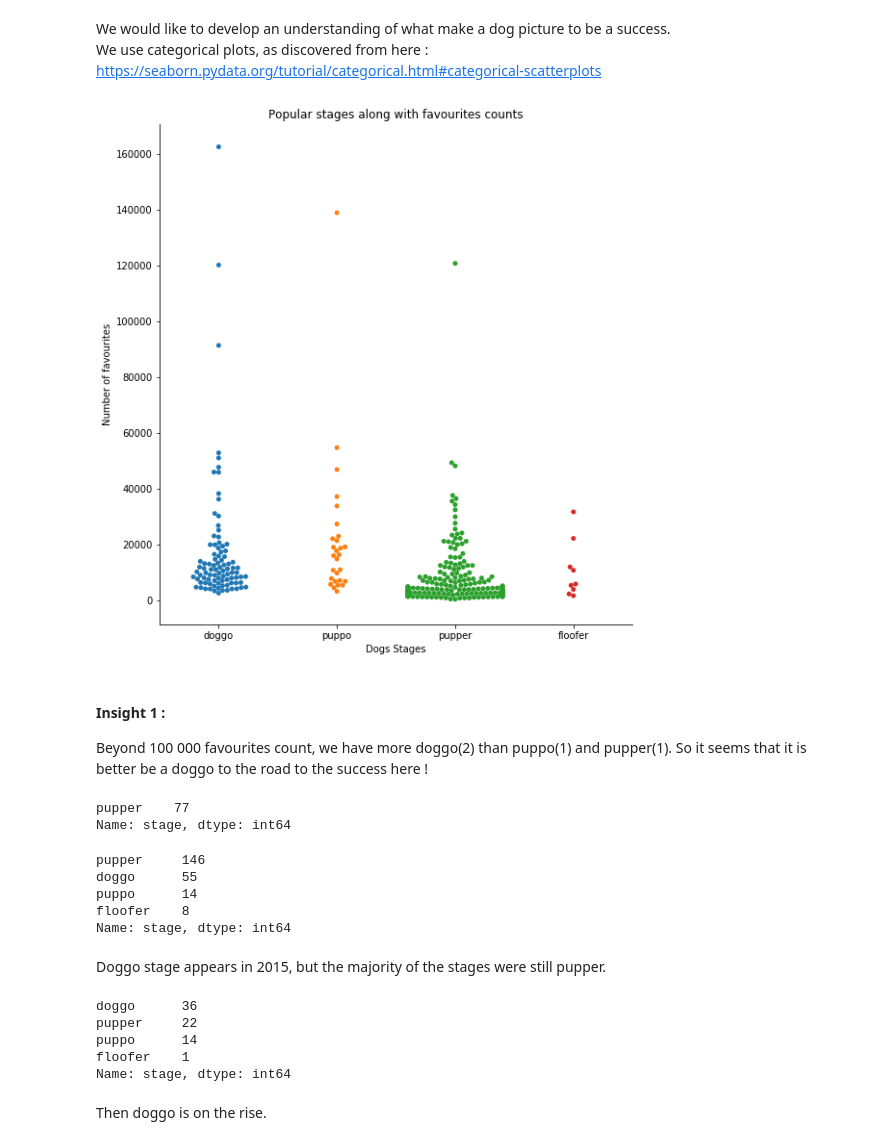
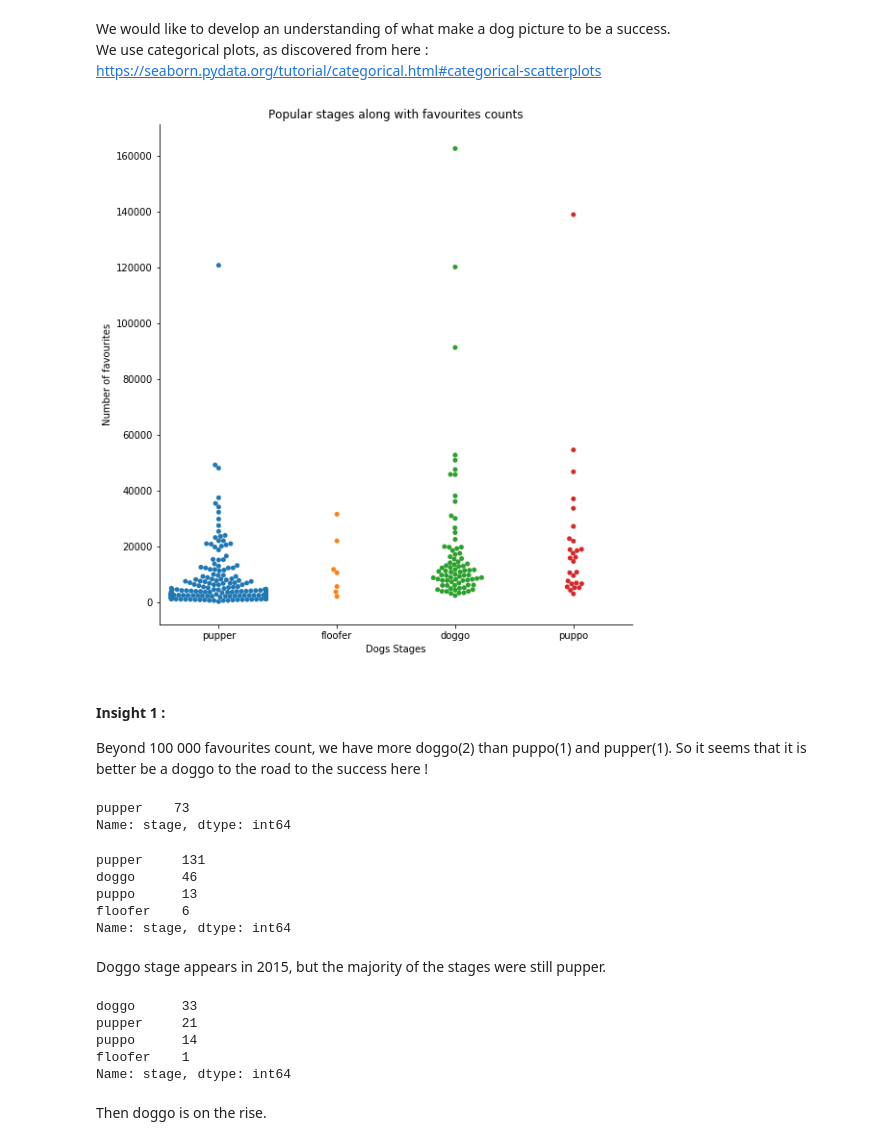
Before and after one commit to jlcossi/wrangle_and_analyze_data, a Jupyter notebook: wrangle_act.ipynb, the cells around one changed output. Cells and saved outputs as stored; diff of their text form; code cells hidden in the pictures.

```diff
--- a/wrangle_act.ipynb
+++ b/wrangle_act.ipynb
@@ -1205,38 +1205,38 @@ We use categorical plots, as discovered from here : https://seaborn.pydata.org/t
 # %%
 # Plot favourite_count per stage, in swarn
 
 # visibility
-myplot = sns.catplot(x="stage", y="favorite_count", kind="swarm", data=df_tweets, height=8)
+myplot = sns.catplot(x="stage", y="favorite_count", kind="swarm", data=df_master, height=8)
 # Set the titles
 myplot.set(title='Popular stages along with favourites counts', xlabel='Dogs Stages', ylabel='Number of favourites');
 # %% [output]
-[figure, old version]
+[figure, new version]
 # %% [markdown]
 #### Insight 1 :
 Beyond 100 000 favourites count, we have more doggo(2) than puppo(1) and pupper(1). So it seems that it is better be a doggo to the road to the success here !
 # %%
 # Most stages in 2015
-df_tweets.query('timestamp > "2015-01-01 00:00:00" and timestamp <= "2016-01-01 00:00:00"')['stage'].value_counts()
+df_master.query('timestamp > "2015-01-01 00:00:00" and timestamp <= "2016-01-01 00:00:00"')['stage'].value_counts()
 # %% [output]
-pupper    77
+pupper    73
 Name: stage, dtype: int64
 # %%
 # Most stages in 2016
-df_tweets.query('timestamp > "2016-01-01 00:00:00" and timestamp <= "2017-01-01 00:00:00"')['stage'].value_counts()
+df_master.query('timestamp > "2016-01-01 00:00:00" and timestamp <= "2017-01-01 00:00:00"')['stage'].value_counts()
 # %% [output]
-pupper     146
-doggo      55
-puppo      14
-floofer    8
+pupper     131
+doggo      46
+puppo      13
+floofer    6
 Name: stage, dtype: int64
 # %% [markdown]
 Doggo stage appears in 2015, but the majority of the stages were still pupper.
 # %%
 # Most stages in 2017
-df_tweets.query('timestamp > "2017-01-01 00:00:00"')['stage'].value_counts()
+df_master.query('timestamp > "2017-01-01 00:00:00"')['stage'].value_counts()
 # %% [output]
-doggo      36
-pupper     22
+doggo      33
+pupper     21
 puppo      14
 floofer    1
 Name: stage, dtype: int64
```
Also changed, not shown: parts of 8 cells of this notebook.
